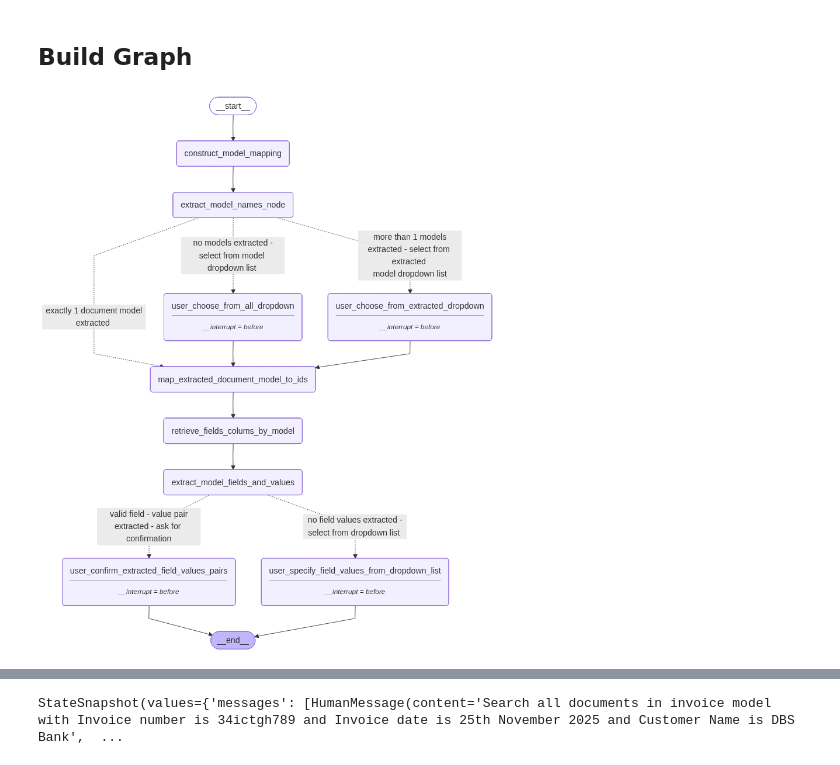
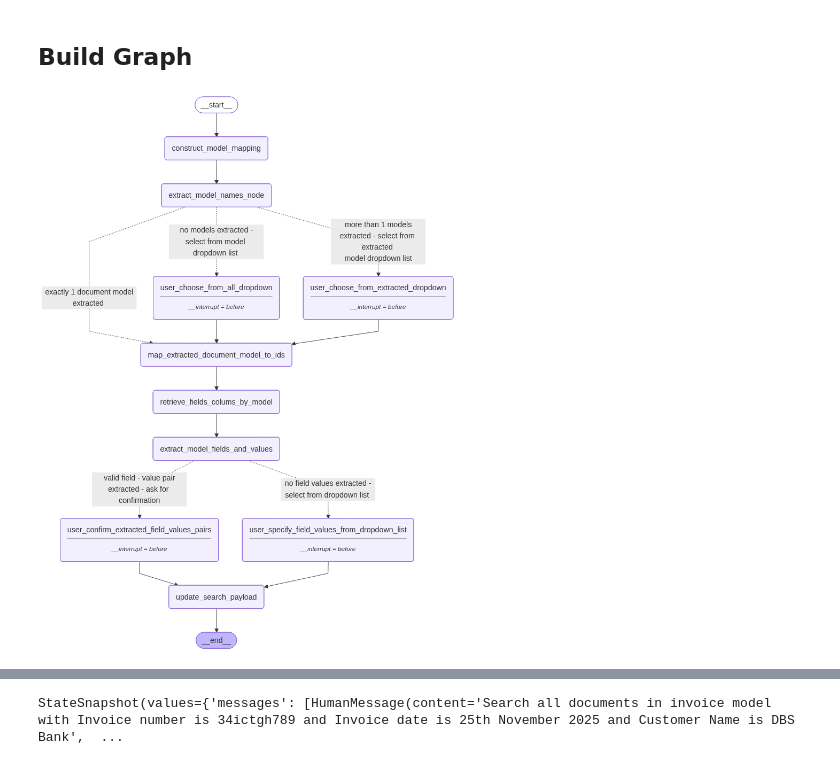
Before and after one commit to LouisAnhTran/data_agent_langgraph_backend, a Jupyter notebook: src/graphs/notebooks/document_model_processing_graph.ipynb, the cells around one changed output, grey strips where cells are left out. Drawn from its saved outputs; the diff is of its cells as text; code cells hidden in the pictures.

Commit message:
feature: complete document model processing graph

```diff
--- a/src/graphs/notebooks/document_model_processing_graph.ipynb
+++ b/src/graphs/notebooks/document_model_processing_graph.ipynb
@@ -130,7 +130,7 @@ def construct_model_mapping(state: DocumentModelOverallState):
     }
 
     # Full cookie string from Postman
-    cookie_string = "__cfduid=1764392981.029.39.512010|92177388de9c0d9ffff64d7c4b776c11; __stripe_mid=b7c69d34-29c8-4cf2-b50e-79da18b1c18af4d1d9; crisp-client%2Fsession%2Fb5af01cf-848b-4812-b6b6-c1ee3aa52ffa=session_4057ccf0-681e-4167-af1a-dc09d7fc8679; __t__SGDEV=Bearer%20eyJhbGciOiJIUzI1NiIsInR5cCI6IkpXVCJ9.eyJ1aWQiOjEsImlkZW50aXR5IjoiMSIsImlhdCI6MTc2NDM5MzA2NywiZXhwIjoxNzY0NDM2MjY3fQ.9NE-kBb7lCDfwAB3TAXvFcX1r0o6hxjOmbFetWdc4dA"
+    cookie_string = "__cfduid=1765196161.753.41.415118|92177388de9c0d9ffff64d7c4b776c11; __stripe_mid=b7c69d34-29c8-4cf2-b50e-79da18b1c18af4d1d9; crisp-client%2Fsession%2Fb5af01cf-848b-4812-b6b6-c1ee3aa52ffa=session_da6382f8-5d60-41cc-8393-b137c401fc7f; __t__SGDEV=Bearer%20eyJhbGciOiJIUzI1NiIsInR5cCI6IkpXVCJ9.eyJ1aWQiOjEsImlkZW50aXR5IjoiMSIsImlhdCI6MTc2NTE5MTEwNiwiZXhwIjoxNzY1MjM0MzA2fQ.N8xyl8dqYbDF28OwttiQNNqgN5G1hBrVCwLC7h0fadU"
 
 
 
@@ -313,7 +313,7 @@ def retrieve_fields_colums_by_model(state: DocumentModelOverallState):
     }
 
     # Full cookie string from Postman
-    cookie_string = "__cfduid=1764392981.029.39.512010|92177388de9c0d9ffff64d7c4b776c11; __stripe_mid=b7c69d34-29c8-4cf2-b50e-79da18b1c18af4d1d9; crisp-client%2Fsession%2Fb5af01cf-848b-4812-b6b6-c1ee3aa52ffa=session_4057ccf0-681e-4167-af1a-dc09d7fc8679; __t__SGDEV=Bearer%20eyJhbGciOiJIUzI1NiIsInR5cCI6IkpXVCJ9.eyJ1aWQiOjEsImlkZW50aXR5IjoiMSIsImlhdCI6MTc2NDM5MzA2NywiZXhwIjoxNzY0NDM2MjY3fQ.9NE-kBb7lCDfwAB3TAXvFcX1r0o6hxjOmbFetWdc4dA"
+    cookie_string = "__cfduid=1765196161.753.41.415118|92177388de9c0d9ffff64d7c4b776c11; __stripe_mid=b7c69d34-29c8-4cf2-b50e-79da18b1c18af4d1d9; crisp-client%2Fsession%2Fb5af01cf-848b-4812-b6b6-c1ee3aa52ffa=session_da6382f8-5d60-41cc-8393-b137c401fc7f; __t__SGDEV=Bearer%20eyJhbGciOiJIUzI1NiIsInR5cCI6IkpXVCJ9.eyJ1aWQiOjEsImlkZW50aXR5IjoiMSIsImlhdCI6MTc2NTE5MTEwNiwiZXhwIjoxNzY1MjM0MzA2fQ.N8xyl8dqYbDF28OwttiQNNqgN5G1hBrVCwLC7h0fadU"
 
 
     # Add cookie as a header (alternative approach)
@@ -457,13 +457,28 @@ def update_search_payload(state: DocumentModelOverallState):
 
     print("\n 🚀 I am in update_search_payload node")
 
-    map_extracted_queue_to_ids = state["map_extracted_queue_to_ids"]
+    map_extracted_document_models_to_ids = state["map_extracted_document_models_to_ids"]
     search_attributes = state["search_attributes"]
 
-    updated_search_attributes = [attr for attr in search_attributes if attr != "queue"]
+    updated_search_attributes = [
+        attr for attr in search_attributes if attr != "document_model"
+    ]
+
+    updated_search_payload = {}
+
+    if map_extracted_document_models_to_ids["id"] == "-1":
+        updated_search_payload["doctype"] = map_extracted_document_models_to_ids[
+            "model"
+        ]
+    else:
+        updated_search_payload["model_id"] = map_extracted_document_models_to_ids["id"]
+
+    updated_search_payload.update({
+        "fields": state['map_fields_to_values']
+    })
 
     return {
-        "search_payload": {"queues": map_extracted_queue_to_ids},
+        "search_payload": {"others": updated_search_payload},
         "search_attributes": updated_search_attributes,
     }
 # %% [markdown]
@@ -510,6 +525,9 @@ doc_model_builder.add_node(
 )
 doc_model_builder.add_node(
     "user_confirm_extracted_field_values_pairs", user_confirm_extracted_field_values_pairs
+)
+doc_model_builder.add_node(
+    "update_search_payload", update_search_payload
 )
 
 # add edges
@@ -531,36 +549,37 @@ doc_model_builder.add_edge(
 )
 doc_model_builder.add_edge(
     "map_extracted_document_model_to_ids", "retrieve_fields_colums_by_model"
 )
 doc_model_builder.add_edge("retrieve_fields_colums_by_model", "extract_model_fields_and_values")
 doc_model_builder.add_conditional_edges(
     "extract_model_fields_and_values",
     routing_based_on_extracted_field_value_pairs,
     {
         "no field values extracted - select from dropdown list": "user_specify_field_values_from_dropdown_list",
         "valid field - value pair extracted - ask for confirmation": "user_confirm_extracted_field_values_pairs",
     },
 )
-doc_model_builder.add_edge("user_specify_field_values_from_dropdown_list", END)
-doc_model_builder.add_edge("user_confirm_extracted_field_values_pairs", END)
+doc_model_builder.add_edge("user_specify_field_values_from_dropdown_list", "update_search_payload")
+doc_model_builder.add_edge("user_confirm_extracted_field_values_pairs", "update_search_payload")
+doc_model_builder.add_edge("update_search_payload", END)
 
 
 # Compile
 memory = MemorySaver()
 graph = doc_model_builder.compile(
     interrupt_before=[
         "user_choose_from_all_dropdown",
         "user_choose_from_extracted_dropdown",
         "user_specify_field_values_from_dropdown_list",
         "user_confirm_extracted_field_values_pairs"
     ],
     checkpointer=memory,
 )
 
 # View
 display(Image(graph.get_graph(xray=1).draw_mermaid_png()))
 # %% [output]
-[figure, old version]
+[figure, new version]
 # %%
 thread = {"configurable": {"thread_id": "1"}}
 
```
Also changed, not shown: parts of 7 cells of this notebook, 4 other files.
